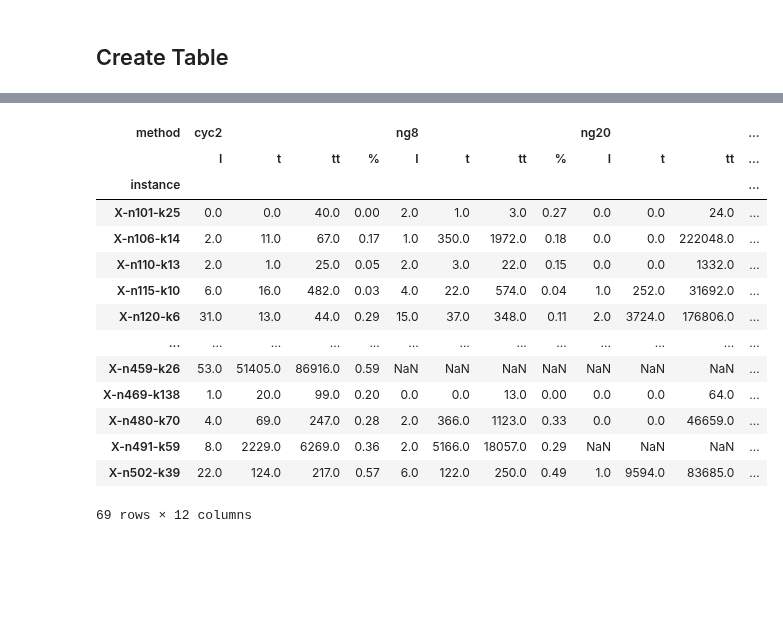
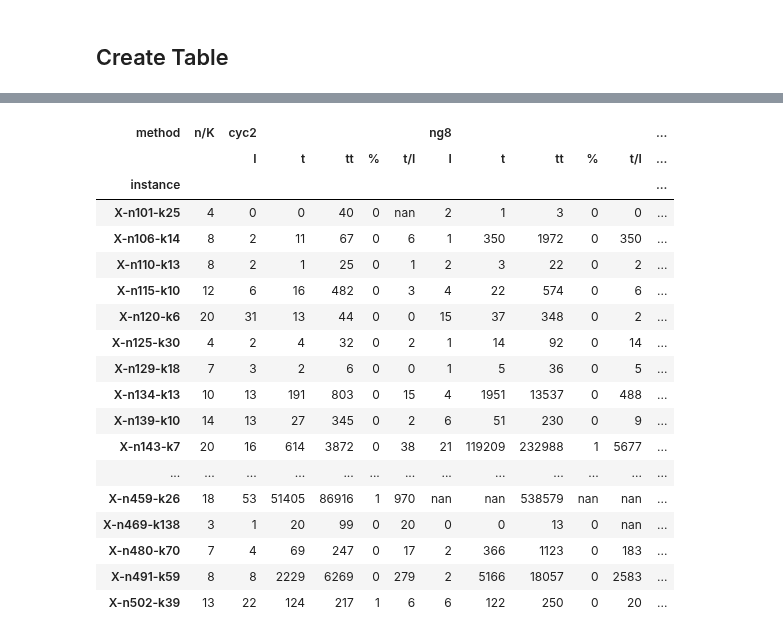
Before and after one commit to habanzu/cvrp, a Jupyter notebook: notebooks/Evaluation.ipynb, the cells around one changed output, grey strips where cells are left out. Saved outputs shown, nothing was run; the diff lists cells and outputs as text; code cells hidden in the pictures; blank space fills up the shorter version.

```diff
--- a/notebooks/Evaluation.ipynb
+++ b/notebooks/Evaluation.ipynb
@@ -18,8 +18,8 @@ files = [file.rstrip(".vrp") for file in os.listdir("Instances/Uchoa") if (not f
 methods = ["SPPRC","cyc2","ng8","ng20"]
 # %%
 dfs = {}
-columns = ["ID",'instance','method','terminated','n',"K"]
-finished_columns = ['final bound','total time']
+columns = ["ID",'instance','method','terminated','n',"K",'total time']
+finished_columns = ['final bound']
 data = pd.DataFrame(columns=columns + finished_columns)
 pattern = r"(X-n(\d+)-k(\d+))-(\w+)\.log"
 for i, log in enumerate((log for log in os.listdir("output_uchoa"))):
@@ -28,16 +28,17 @@ for i, log in enumerate((log for log in os.listdir("output_uchoa"))):
     log = f"output_uchoa/{log}"
     finished = parse.log_finished(log)
 
+    df = parse.parse_output(log)
+    df["total time"] = df["total time"].cumsum()
+    df = df[df.method == method]
+    dfs[f'{instance}-{method}'] = df
     if finished:
-        df = parse.parse_output(log)
-        df["total time"] = df["total time"].cumsum()
-        df = df[df.method == method]
-        dfs[f'{instance}-{method}'] = df
-        data = pd.concat((data,pd.DataFrame([[ID, instance,method, finished,n,K, df['upper_bound'].iloc[-1],df['total time'].iloc[-1]]],columns=columns+finished_columns)))
+        data = pd.concat((data,pd.DataFrame([[ID, instance,method, finished,n,K, df['total time'].iloc[-1], df['upper_bound'].iloc[-1]]],columns=columns+finished_columns)))
     else:
-        data = pd.concat((data,pd.DataFrame([[ID, instance,method, finished,n,K]],columns=columns)))
+        data = pd.concat((data,pd.DataFrame([[ID, instance,method, finished,n,K, df['total time'].iloc[-1]]],columns=columns)))
 data = data.set_index("ID")
 data['total time'] = data['total time'].astype(float)
+data['n/K'] = data['n'].astype(float) / data['K'].astype(float)
 # %%
 df = data.loc[data.method == "ng20"].copy()
 df['div'] = df['n'].astype(float) / df['K'].astype(float)
@@ -107,6 +92,7 @@ df
 hierarchy = {"ng20":"ng8","ng8":"cyc2","cyc2":"SPPRC"}
 data['I'] = np.nan #pd.Series(np.nan,dtype=pd.Int64Dtype())
 data['t'] = np.nan
+data['lb_rel'] = np.nan
 # for index, row in data[data.instance == "X-n502-k39"].iterrows():
 for index, row in data.iterrows():
     if row['terminated']:
@@ -115,13 +101,14 @@ for index, row in data.iterrows():
             instance = row["instance"]
             method = row["method"]
             bound_sup = data['final bound'][f"{instance}-{hierarchy[method]}"]
+            data.loc[index,'lb_rel'] = bound_sup / row['final bound']
             df_beaten = df[df['lower_bound'] >= bound_sup]
 #             print(df_beaten)
             data.loc[index, 'I'] = df_beaten.shape[0] - 1
             data.loc[index, 't'] = df_beaten['total time'].iloc[-1] - df_beaten.iloc[0,df_beaten.columns.get_loc('total time')]
 #             print(f"First time{df_beaten['total time'].iloc[-1]}")
-data["it_beaten_avg"] = data['t'] / (data["I"])
+data["t/I"] = data['t'] / (data["I"])
 data["%"] = data['t'].divide(data['total time'],fill_value=np.nan)
 # data["%"] = (data["%"] * 100).round(0).astype(str) + "%"
 data["tt"] = data['total time']
-data = data.round({"total time":0, "t":0,"%":2})
+data = data.round({"total time":0, "t":0,"%":2,"t/I":0})
@@ -128,28 +150,35 @@ data = data.round({"total time":0, "t":0,"%":2})
 # %%
-table = data[['instance','method','I','t','tt',"%"]]
+table = data[['instance','method','I','t','tt',"%","t/I","n/K"]]
 table = table[table.method != "SPPRC"]
-table = table.pivot(index="instance",columns='method')
+table = table.pivot(index=["instance","n/K"],columns='method')
+table = table.reset_index("n/K")
 table.columns = table.columns.swaplevel()
 _, index = table.columns.sortlevel()
 table = table.iloc[:,index]
+ser = table[("","n/K")]
 table = table[['cyc2','ng8','ng20']]
-format_dict = {("ng8","%"):"{:.0%}".format, ("ng20","%"):"{:.0%}".format, ("cyc2","%"):"{:.0%}".format}
-table.iloc[:46].to_latex("output/table_small.tex",formatters=format_dict,float_format="%.0f",na_rep="-")
-table.iloc[46:].to_latex("output/table_large.tex",formatters=format_dict,float_format="%.0f",na_rep="-")
-table
+table.insert(0,"n/K",ser)
+# # format_dict = {("ng8","%"):"{:.0%}".format, ("ng20","%"):"{:.0%}".format, ("cyc2","%"):"{:.0%}".format}
+# # table.iloc[:46].to_latex("output/table_small.tex",formatters=format_dict,float_format="%.0f",na_rep="-")
+# # table.iloc[46:].to_latex("output/table_large.tex",formatters=format_dict,float_format="%.0f",na_rep="-")
+table.style.format("{:.0f}")
 # %% [output]
-| method | cyc2 |  |  |  | ng8 |  |  |  | ng20 |  |  | ... |
-|  | I | t | tt | % | I | t | tt | % | I | t | tt | ... |
+| method | n/K | cyc2 |  |  |  |  | ng8 |  |  |  |  | ... |
+|  |  | I | t | tt | % | t/I | I | t | tt | % | t/I | ... |
 | instance |  |  |  |  |  |  |  |  |  |  |  | ... |
-| X-n101-k25 | 0.0 | 0.0 | 40.0 | 0.00 | 2.0 | 1.0 | 3.0 | 0.27 | 0.0 | 0.0 | 24.0 | ... |
-| X-n106-k14 | 2.0 | 11.0 | 67.0 | 0.17 | 1.0 | 350.0 | 1972.0 | 0.18 | 0.0 | 0.0 | 222048.0 | ... |
-| X-n110-k13 | 2.0 | 1.0 | 25.0 | 0.05 | 2.0 | 3.0 | 22.0 | 0.15 | 0.0 | 0.0 | 1332.0 | ... |
-| X-n115-k10 | 6.0 | 16.0 | 482.0 | 0.03 | 4.0 | 22.0 | 574.0 | 0.04 | 1.0 | 252.0 | 31692.0 | ... |
-| X-n120-k6 | 31.0 | 13.0 | 44.0 | 0.29 | 15.0 | 37.0 | 348.0 | 0.11 | 2.0 | 3724.0 | 176806.0 | ... |
+| X-n101-k25 | 4 | 0 | 0 | 40 | 0 | nan | 2 | 1 | 3 | 0 | 0 | ... |
+| X-n106-k14 | 8 | 2 | 11 | 67 | 0 | 6 | 1 | 350 | 1972 | 0 | 350 | ... |
+| X-n110-k13 | 8 | 2 | 1 | 25 | 0 | 1 | 2 | 3 | 22 | 0 | 2 | ... |
+| X-n115-k10 | 12 | 6 | 16 | 482 | 0 | 3 | 4 | 22 | 574 | 0 | 6 | ... |
+| X-n120-k6 | 20 | 31 | 13 | 44 | 0 | 0 | 15 | 37 | 348 | 0 | 2 | ... |
+| X-n125-k30 | 4 | 2 | 4 | 32 | 0 | 2 | 1 | 14 | 92 | 0 | 14 | ... |
+| X-n129-k18 | 7 | 3 | 2 | 6 | 0 | 0 | 1 | 5 | 36 | 0 | 5 | ... |
+| X-n134-k13 | 10 | 13 | 191 | 803 | 0 | 15 | 4 | 1951 | 13537 | 0 | 488 | ... |
+| X-n139-k10 | 14 | 13 | 27 | 345 | 0 | 2 | 6 | 51 | 230 | 0 | 9 | ... |
+| X-n143-k7 | 20 | 16 | 614 | 3872 | 0 | 38 | 21 | 119209 | 232988 | 1 | 5677 | ... |
 | ... | ... | ... | ... | ... | ... | ... | ... | ... | ... | ... | ... | ... |
-| X-n459-k26 | 53.0 | 51405.0 | 86916.0 | 0.59 | NaN | NaN | NaN | NaN | NaN | NaN | NaN | ... |
-| X-n469-k138 | 1.0 | 20.0 | 99.0 | 0.20 | 0.0 | 0.0 | 13.0 | 0.00 | 0.0 | 0.0 | 64.0 | ... |
-| X-n480-k70 | 4.0 | 69.0 | 247.0 | 0.28 | 2.0 | 366.0 | 1123.0 | 0.33 | 0.0 | 0.0 | 46659.0 | ... |
-| X-n491-k59 | 8.0 | 2229.0 | 6269.0 | 0.36 | 2.0 | 5166.0 | 18057.0 | 0.29 | NaN | NaN | NaN | ... |
-| X-n502-k39 | 22.0 | 124.0 | 217.0 | 0.57 | 6.0 | 122.0 | 250.0 | 0.49 | 1.0 | 9594.0 | 83685.0 | ... |
+| X-n459-k26 | 18 | 53 | 51405 | 86916 | 1 | 970 | nan | nan | 538579 | nan | nan | ... |
+| X-n469-k138 | 3 | 1 | 20 | 99 | 0 | 20 | 0 | 0 | 13 | 0 | nan | ... |
+| X-n480-k70 | 7 | 4 | 69 | 247 | 0 | 17 | 2 | 366 | 1123 | 0 | 183 | ... |
+| X-n491-k59 | 8 | 8 | 2229 | 6269 | 0 | 279 | 2 | 5166 | 18057 | 0 | 2583 | ... |
+| X-n502-k39 | 13 | 22 | 124 | 217 | 1 | 6 | 6 | 122 | 250 | 0 | 20 | ... |
-69 rows × 12 columns
```
Also changed, not shown: parts of 5 cells of this notebook, 1 other file.
